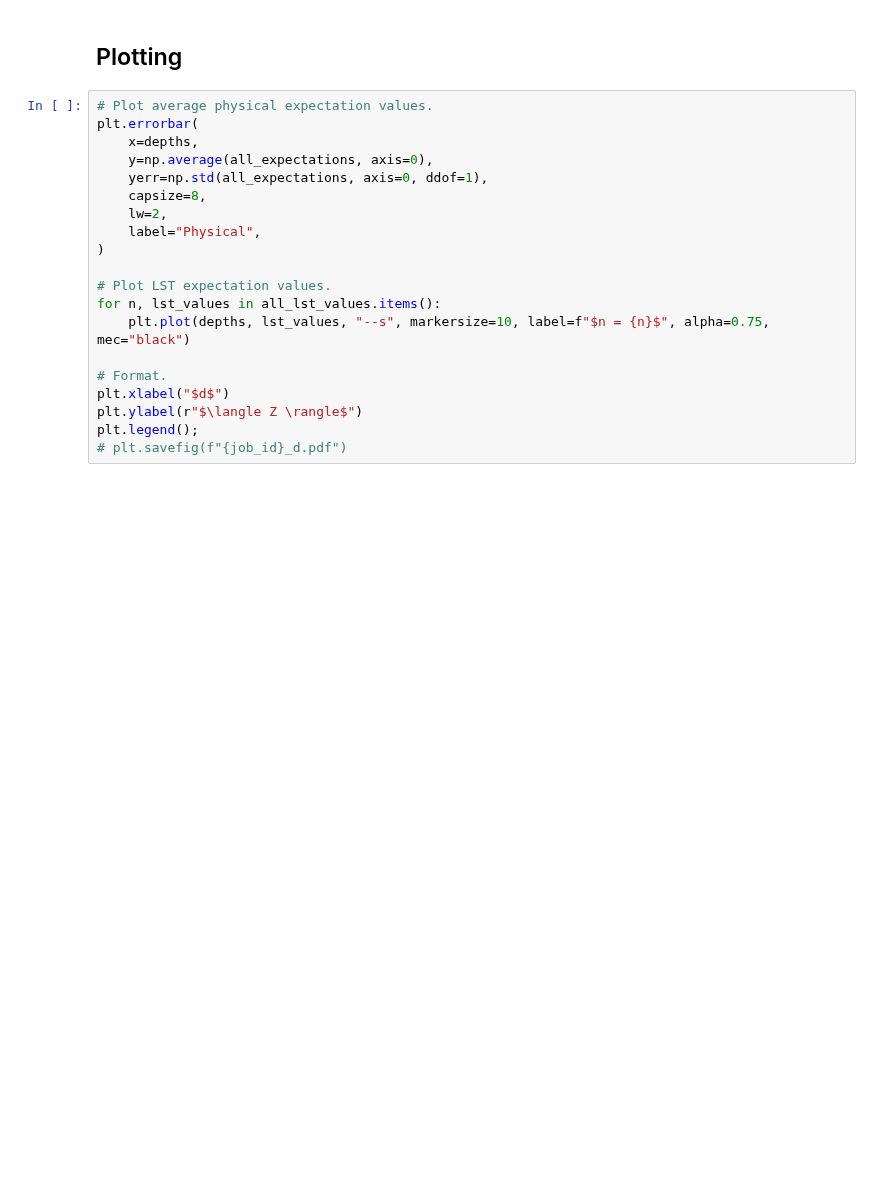
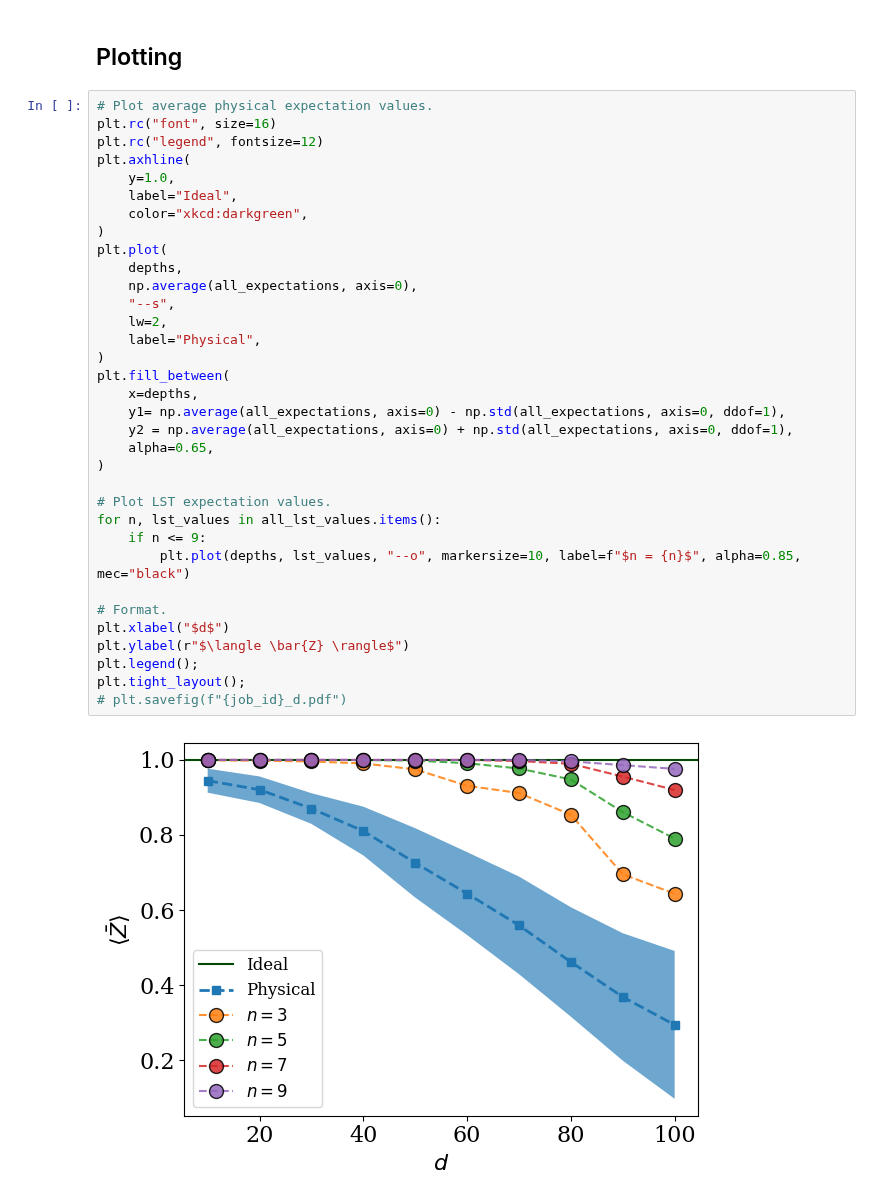
Before and after one commit to rmlarose/encoded, a Jupyter notebook: data/repetition/memory/plot.ipynb, the cells around one changed output. Saved outputs shown, nothing was run; the diff lists cells and outputs as text; blank space fills up the shorter version.

```diff
--- a/data/repetition/memory/plot.ipynb
+++ b/data/repetition/memory/plot.ipynb
@@ -156,22 +179,38 @@ for n in nvals:
 ## Plotting
 # %%
 # Plot average physical expectation values.
-plt.errorbar(
-    x=depths,
-    y=np.average(all_expectations, axis=0),
-    yerr=np.std(all_expectations, axis=0, ddof=1),
-    capsize=8,
+plt.rc("font", size=16)
+plt.rc("legend", fontsize=12)
+plt.axhline(
+    y=1.0,
+    label="Ideal",
+    color="xkcd:darkgreen",
+)
+plt.plot(
+    depths,
+    np.average(all_expectations, axis=0),
+    "--s",
     lw=2,
     label="Physical",
+)
+plt.fill_between(
+    x=depths,
+    y1= np.average(all_expectations, axis=0) - np.std(all_expectations, axis=0, ddof=1),
+    y2 = np.average(all_expectations, axis=0) + np.std(all_expectations, axis=0, ddof=1),
+    alpha=0.65,
 )
 
 # Plot LST expectation values.
 for n, lst_values in all_lst_values.items():
-    plt.plot(depths, lst_values, "--s", markersize=10, label=f"$n = {n}$", alpha=0.75, mec="black")
+    if n <= 9:
+        plt.plot(depths, lst_values, "--o", markersize=10, label=f"$n = {n}$", alpha=0.85, mec="black")
 
 # Format.
 plt.xlabel("$d$")
-plt.ylabel(r"$\langle Z \rangle$")
+plt.ylabel(r"$\langle \bar{Z} \rangle$")
 plt.legend();
+plt.tight_layout();
 # plt.savefig(f"{job_id}_d.pdf")
+# %% [output]
+[figure, added]
 # %%
```
Also changed, not shown: parts of 6 cells of this notebook.
